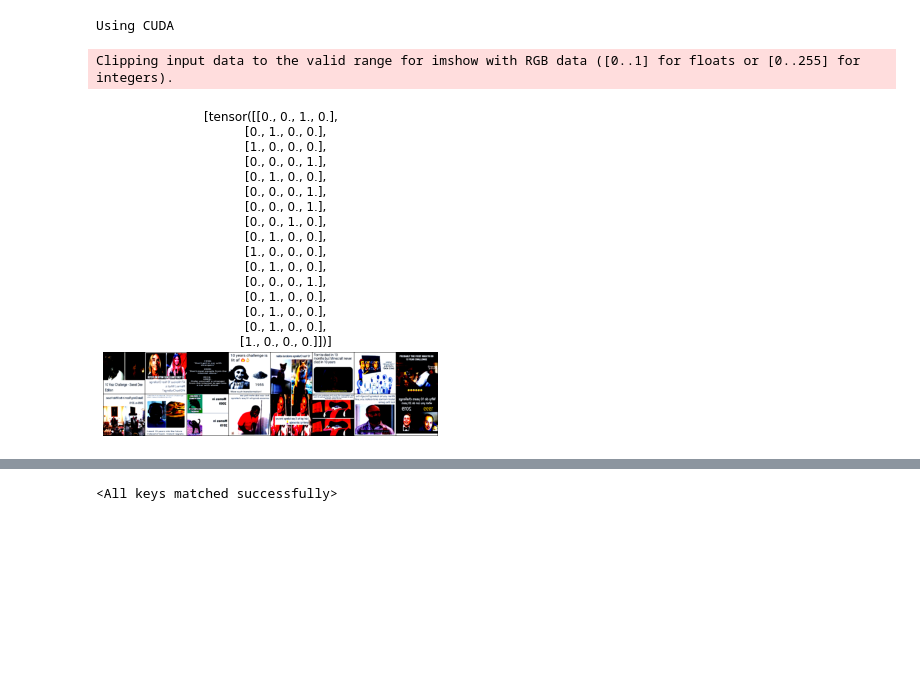
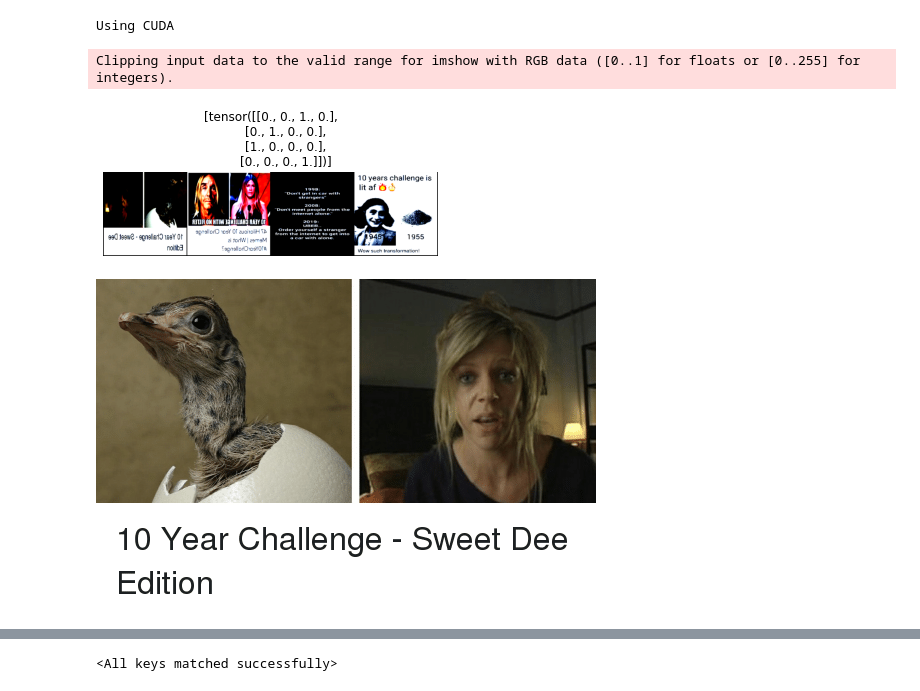
Before and after one commit to Tyluuus/MemotionAnalysis, a Jupyter notebook: GSN_Notebook.ipynb, the cells around one changed output, grey strips where cells are left out. Drawn from its saved outputs; the diff is of its cells as text; code cells hidden in the pictures; blank space fills up the shorter version.

Commit message:
Adding test dataset and removing gdrive linking

```diff
--- a/GSN_Notebook.ipynb
+++ b/GSN_Notebook.ipynb
@@ -20,7 +20,9 @@ Dataset: W datasecie znajduje się 6992 memów pobranych z platformy reddit oraz
 ## Gałąź przetwarzania obrazów
 # %%
 # Use trained model variable
-use_trained_model = False
+use_trained_model = True
 save_model = True
 image_save_model_path = './drive/MyDrive/GSN_dataset/memotion_images_model_1_epoch.pt'
 text_save_model_path = './drive/MyDrive/GSN_dataset/memotion_text_model_1_epoch.pt'
+image_load_model_path = './MemotionAnalysis/memotion_images_model_1_epoch.pt'
+text_load_model_path = './MemotionAnalysis/memotion_text_model_1_epoch.pt'
@@ -29,6 +36,8 @@ text_epochs = 1 # 250
 image_epochs = 1 # 20
 text_batch_size = 4
 image_batch_size = 16
+
+same_batch_size = 4
 # %%
 #sklonowanie repozytorium z githuba - pobranie plików składających się na dataset - zdjęć oraz pliku csv
 #pobierane są również pliki niezbędne do wczytania modelu sieci
@@ -216,7 +224,8 @@ Using CUDA
 dataset = MyCustomDataset('MemotionAnalysis/labels.csv', low_data_mode=False)
 
 # Loading dataset into DataLoader and setting batch_size
-dataloader = torch.utils.data.DataLoader(dataset, batch_size=image_batch_size, shuffle=False, num_workers=1)
+b_size = same_batch_size if use_trained_model else image_batch_size
+dataloader = torch.utils.data.DataLoader(dataset, batch_size=b_size, shuffle=False, num_workers=1)
 dataset_size = len(dataloader)
 # %%
 # Text preprocessing
@@ -273,22 +283,28 @@ train_iter, test_iter = BucketIterator.splits(
 # %%
 # Check loaded data
 
 def imshow(inp, title=None):
     inp = inp.numpy().transpose((1, 2, 0))
     # plt.figure(figsize=(10, 10))
     plt.axis('off')
     plt.imshow(inp)
     if title is not None:
         plt.title(title)
     plt.pause(0.001)
 
 def show_databatch(inputs, classes):
     out = torchvision.utils.make_grid(inputs)
     imshow(out, title=[classes])
 
 # Get a batch of training data
 inputs, classes = next(iter(dataloader))
 show_databatch(inputs, classes)
+cv2_imshow(cv2.imread(dataset.image_arr[0]))
+# print(dataset.text_arr[0])
+# print(dataset.df['text'][0])
+# print(dataset.train_dataset[0].text)
+# print(next(iter(dataset.train_iter)).text)
 # %% [output]
 Clipping input data to the valid range for imshow with RGB data ([0..1] for floats or [0..255] for integers).
-[figure, old version]
+[figure, new version]
+[figure, added]
```
Also changed, not shown: parts of 22 cells of this notebook.
